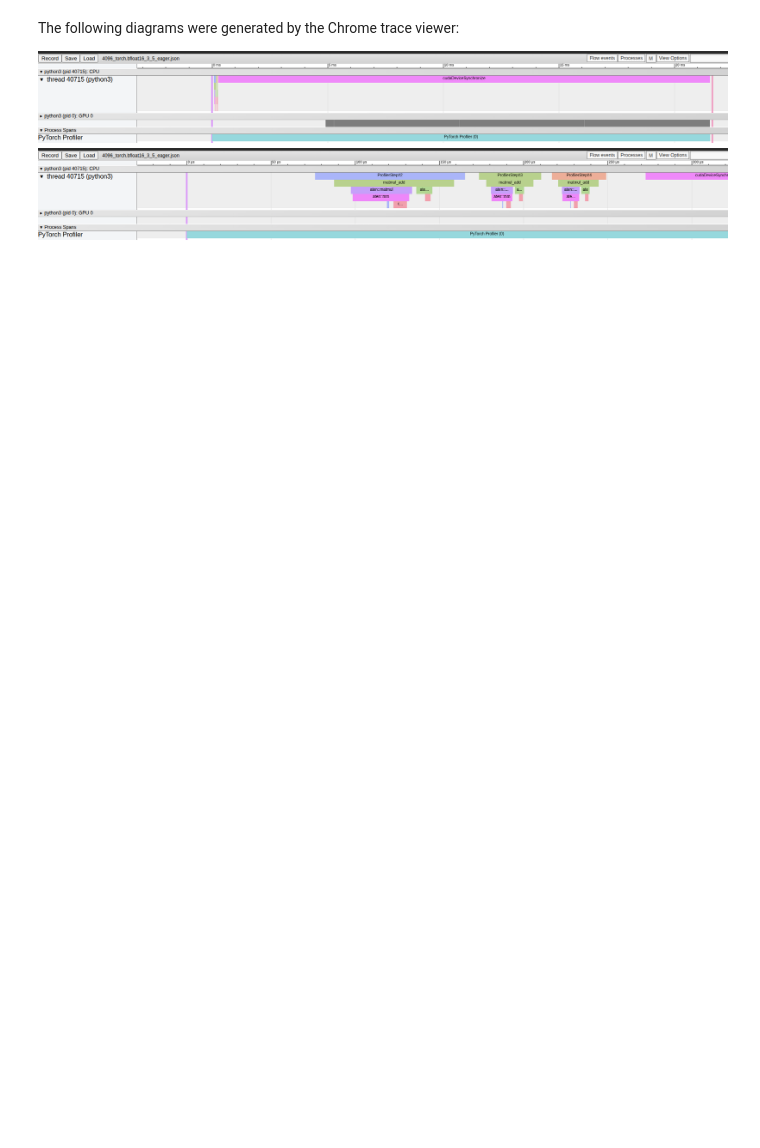
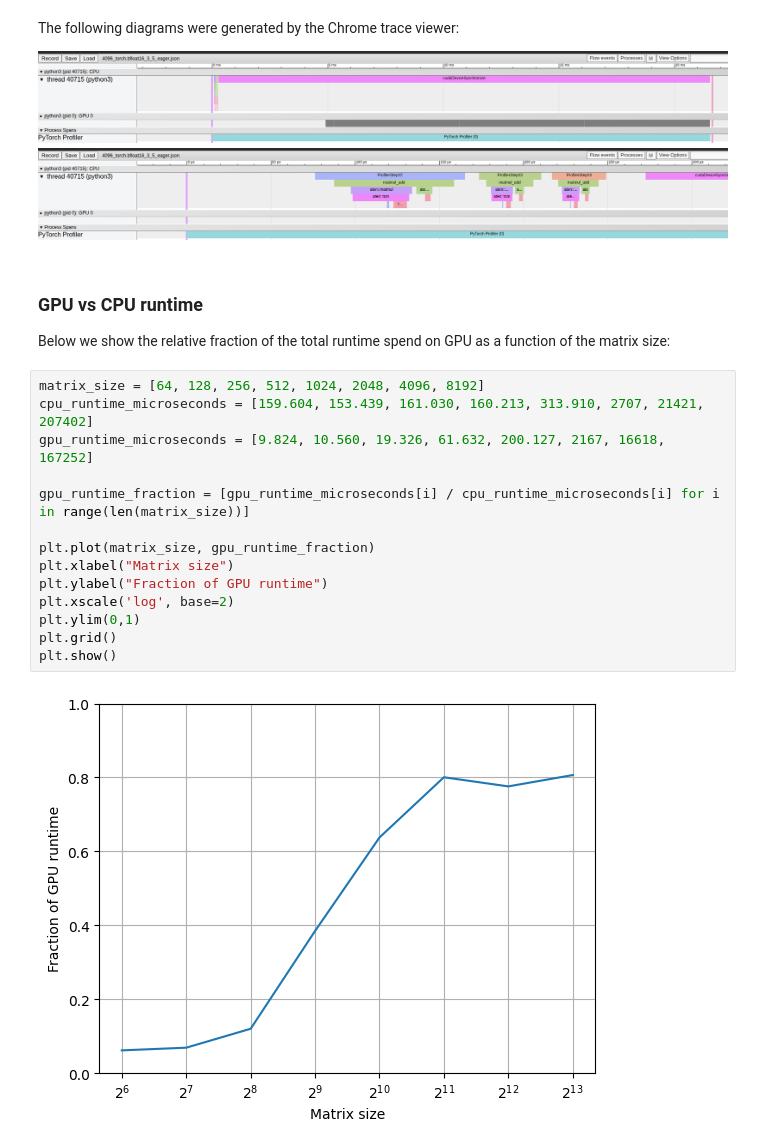
Before and after one commit to FlorentCLMichel/learning_data_science, a Jupyter notebook: PyTorch_Profiling.ipynb, the cells around one changed output. Saved outputs shown, nothing was run; the diff lists cells and outputs as text; blank space fills up the shorter version.

Commit message:
add a plot of the fraction of the runtime spent on GPU

```diff
--- a/PyTorch_Profiling.ipynb
+++ b/PyTorch_Profiling.ipynb
@@ -100,3 +107,23 @@ The following diagrams were generated by the Chrome trace viewer:
 
 ![Screenshot from 2026-07-04 22-45-48.png](attachment:3c1d9401-80e6-473c-94d9-a362e232b9d1.png)
 ![image.png](attachment:c4219cf3-f7eb-4afd-834b-75064e30f218.png)
+# %% [markdown]
+### GPU vs CPU runtime
+
+Below we show the relative fraction of the total runtime spend on GPU as a function of the matrix size:
+# %%
+matrix_size = [64, 128, 256, 512, 1024, 2048, 4096, 8192]
+cpu_runtime_microseconds = [159.604, 153.439, 161.030, 160.213, 313.910, 2707, 21421, 207402]
+gpu_runtime_microseconds = [9.824, 10.560, 19.326, 61.632, 200.127, 2167, 16618, 167252]
+
+gpu_runtime_fraction = [gpu_runtime_microseconds[i] / cpu_runtime_microseconds[i] for i in range(len(matrix_size))]
+
+plt.plot(matrix_size, gpu_runtime_fraction)
+plt.xlabel("Matrix size")
+plt.ylabel("Fraction of GPU runtime")
+plt.xscale('log', base=2)
+plt.ylim(0,1)
+plt.grid()
+plt.show()
+# %% [output]
+[figure, added]
```
Also changed, not shown: parts of 6 cells of this notebook.
